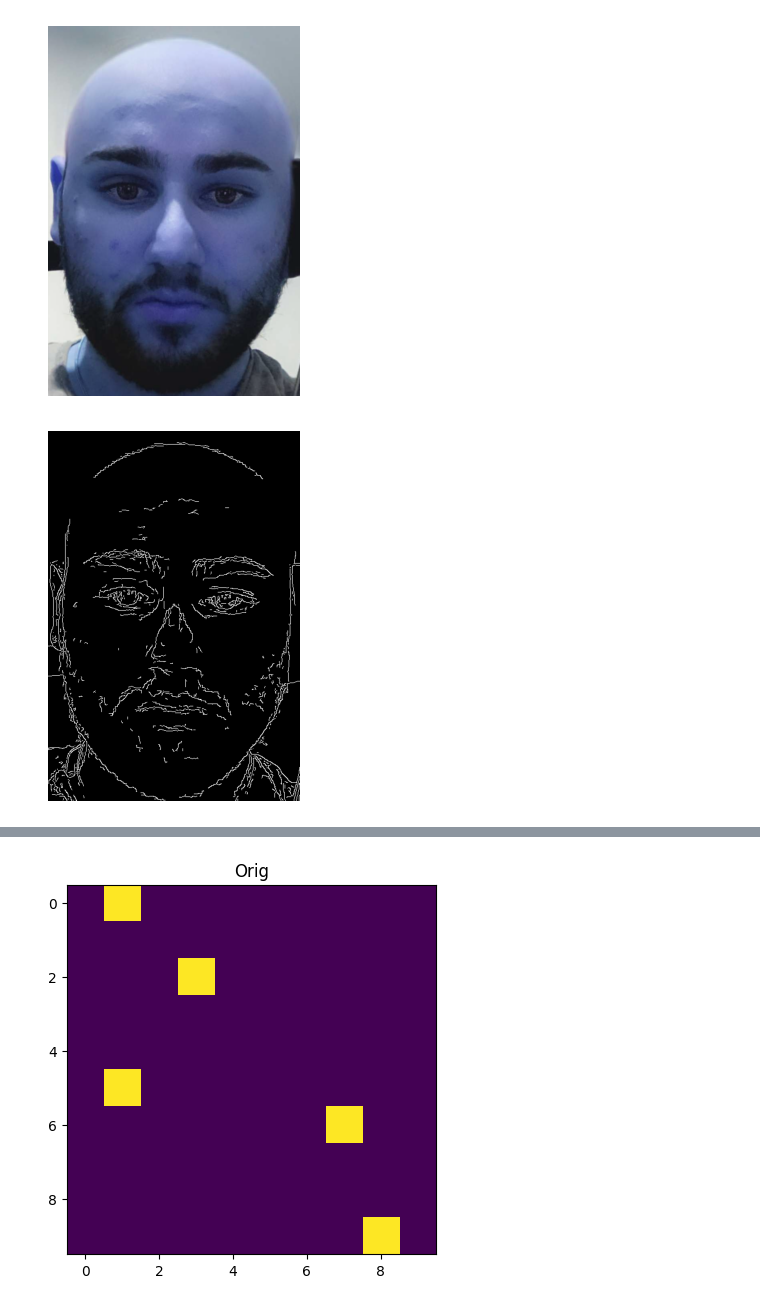
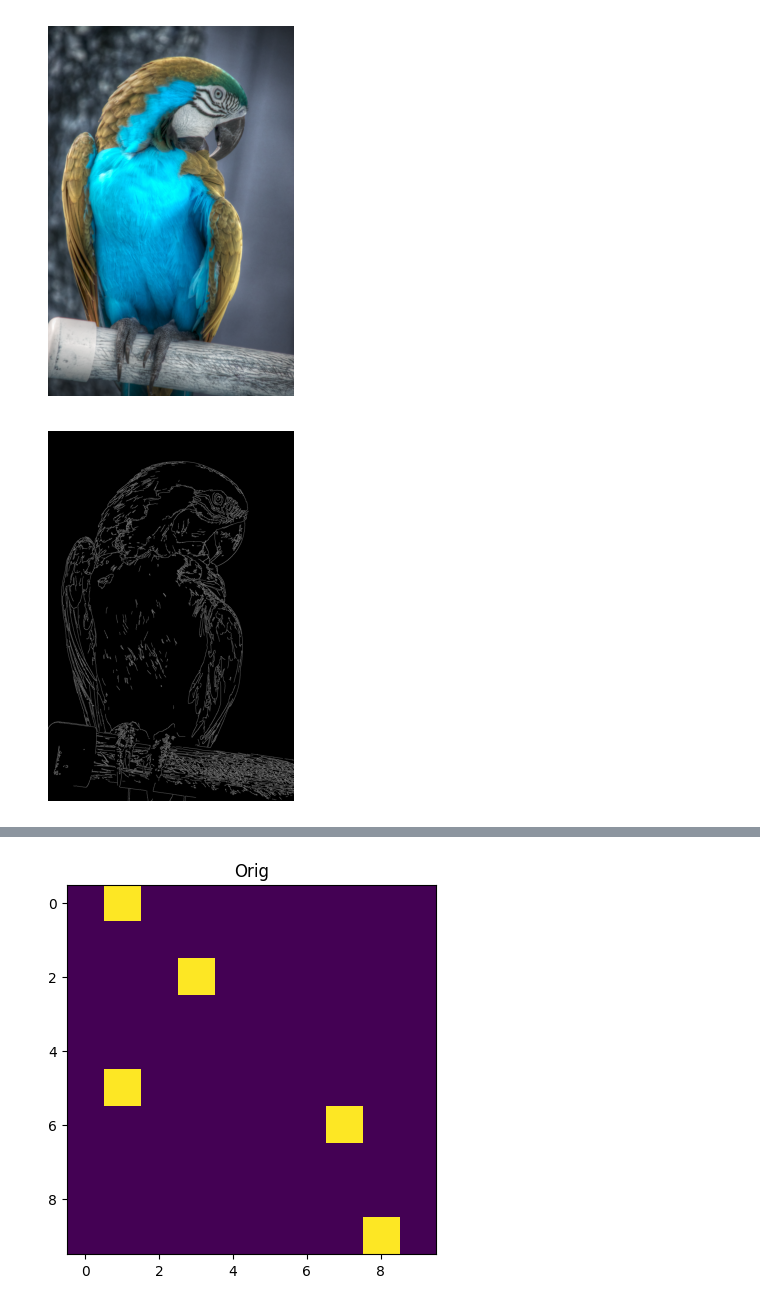
Before and after one commit to wolosj/OpenCV, a Jupyter notebook: cvProj.ipynb, the cells around one changed output, grey strips where cells are left out. Cells and saved outputs as stored; diff of their text form; code cells hidden in the pictures.

```diff
--- a/cvProj.ipynb
+++ b/cvProj.ipynb
@@ -113,21 +126,21 @@ plt.show()
 # %%
-img = cv2.imread('./jognBald_cropped.jpg')
+img = cv2.imread('./0696.png')
 # img = cv2.bitwise_not(img)
 plt.imshow(img)
 plt.axis('off')
 plt.show()
 # %% [output]
-[figure, old version]
+[figure, new version]
 # %%
 t_lower = 55
-t_upper = 40
+t_upper = 110
 
 edge = cv2.Canny(img, t_lower, t_upper,  L2gradient = True)
 plt.imshow(edge, cmap='gray')
 plt.axis('off')
 plt.show()
 # %% [output]
-[figure, old version]
+[figure, new version]
 # %%
 filt = pixelWipe(edge, 0.01)
 plt.imshow(cv2.cvtColor(filt, cv2.COLOR_BGR2RGB))
```
Also changed, not shown: parts of 14 cells of this notebook.
